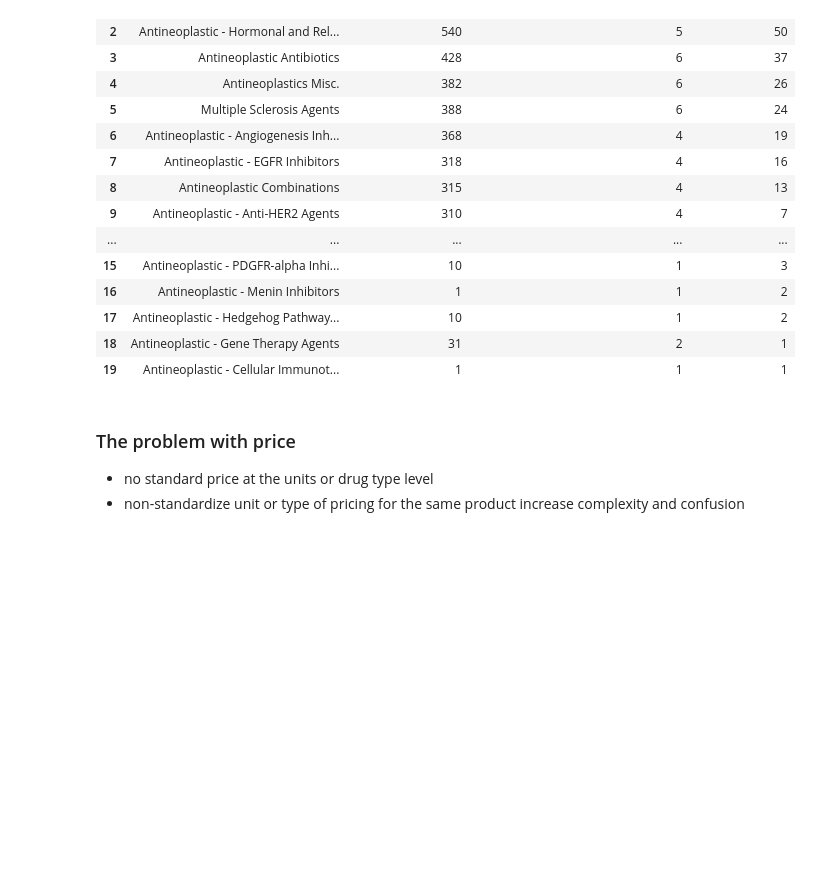
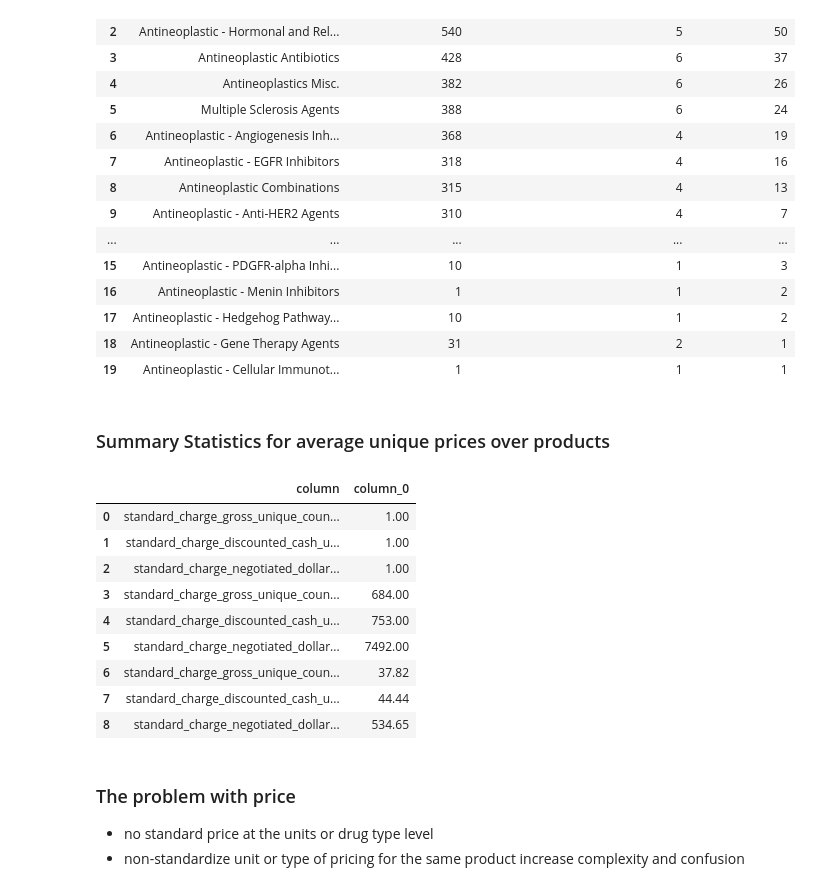
Before and after one commit to mwine81/PRA_REPORT, a Jupyter notebook: analysis.ipynb, the cells around one changed output. Saved outputs shown, nothing was run; the diff lists cells and outputs as text; code cells hidden in the pictures; blank space fills up the shorter version.

Commit message:
Add summary statistics for average unique prices over products in analysis notebook and script

```diff
--- a/analysis.ipynb
+++ b/analysis.ipynb
@@ -73,6 +73,40 @@ load_base_data()
 | 17 | Antineoplastic - Hedgehog Pathway... | 10 | 1 | 2 |
 | 18 | Antineoplastic - Gene Therapy Agents | 31 | 2 | 1 |
 | 19 | Antineoplastic - Cellular Immunot... | 1 | 1 | 1 |
+# %% [markdown]
+### Summary Statistics for average unique prices over products
+# %%
+(
+# load base data
+load_base_data()
+# group by product
+.group_by(c.product)
+# calculate unique price count for gross, cash, and negotiated prices
+.agg(
+    cs.matches('^standard.*gross|cash|negotiated_dollar').n_unique().name.suffix('_unique_count'),
+)
+# get the min, max, and mean over the product groupings
+.select(
+    cs.numeric().min().round(2).name.suffix('_min'),
+    cs.numeric().max().round(2).name.suffix('_max'),
+    cs.numeric().mean().round(2).name.suffix('_avg'),
+)
+.select(~cs.matches('(?i)calculated'))
+.collect(engine="streaming")
+.transpose(include_header=True)
+.to_pandas()
+)
+# %% [output]
+|  | column | column_0 |
+| 0 | standard_charge_gross_unique_coun... | 1.00 |
+| 1 | standard_charge_discounted_cash_u... | 1.00 |
+| 2 | standard_charge_negotiated_dollar... | 1.00 |
+| 3 | standard_charge_gross_unique_coun... | 684.00 |
+| 4 | standard_charge_discounted_cash_u... | 753.00 |
+| 5 | standard_charge_negotiated_dollar... | 7492.00 |
+| 6 | standard_charge_gross_unique_coun... | 37.82 |
+| 7 | standard_charge_discounted_cash_u... | 44.44 |
+| 8 | standard_charge_negotiated_dollar... | 534.65 |
 # %% [markdown]
 ### The problem with price
 - no standard price at the units or drug type level
```
Also changed, not shown: parts of 1 cell of this notebook, 1 other file.
